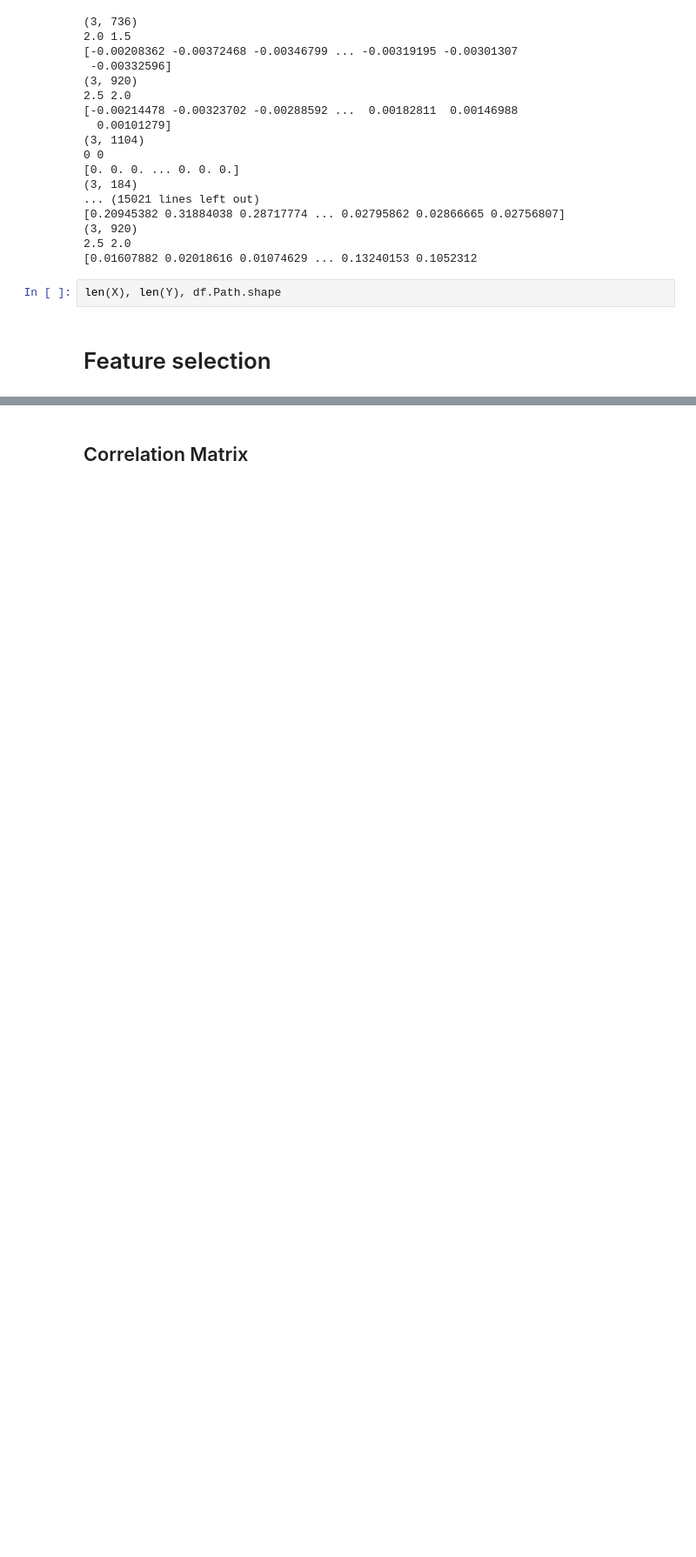
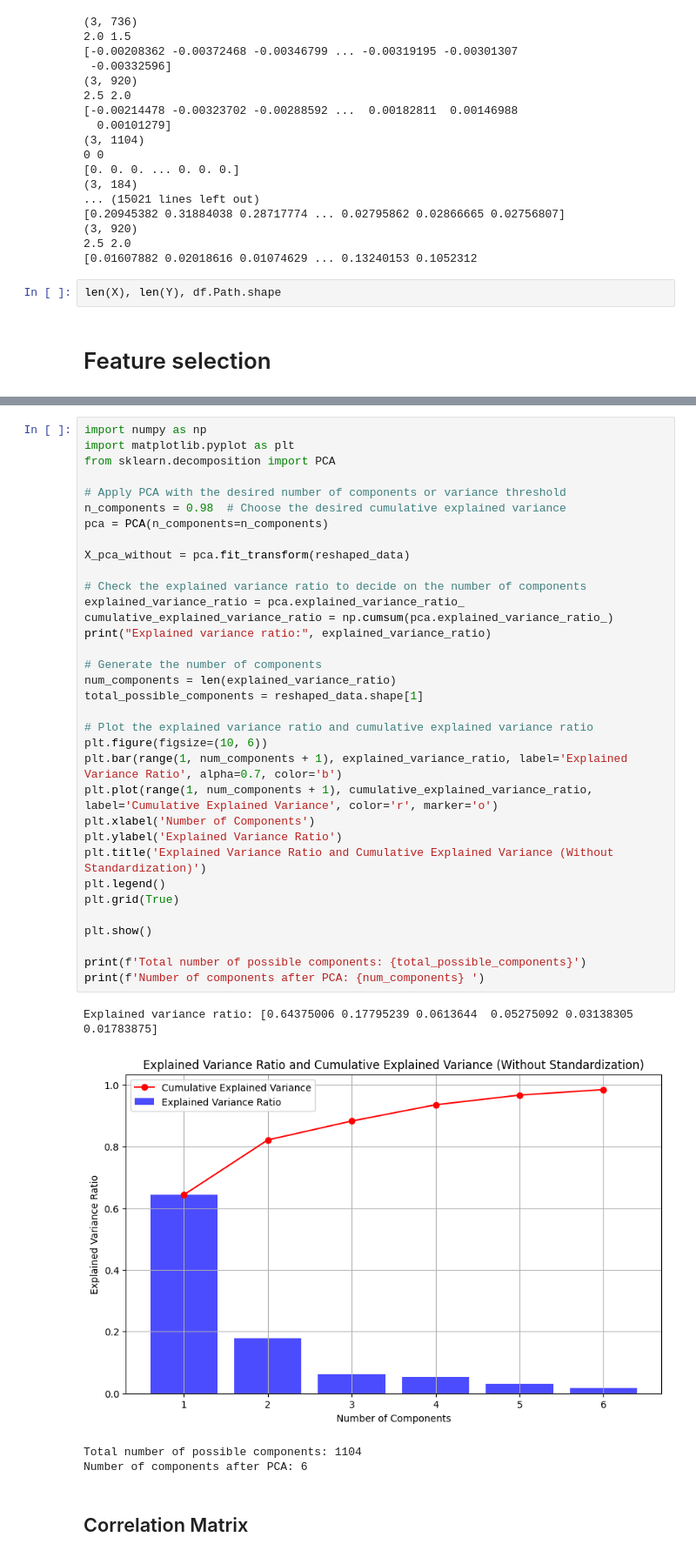
Before and after one commit to jeezusplays/is460-g2, a Jupyter notebook: data-extension/feature-extraction.ipynb, the cells around one changed output, grey strips where cells are left out. Shown at 87% size. Drawn from its saved outputs; the diff is of its cells as text; blank space fills up the shorter version.

```diff
--- a/data-extension/feature-extraction.ipynb
+++ b/data-extension/feature-extraction.ipynb
@@ -254,2 +263,41 @@ Number of components after PCA: 221
+# %%
+import numpy as np
+import matplotlib.pyplot as plt
+from sklearn.decomposition import PCA
+
+# Apply PCA with the desired number of components or variance threshold
+n_components = 0.98  # Choose the desired cumulative explained variance
+pca = PCA(n_components=n_components)
+
+X_pca_without = pca.fit_transform(reshaped_data)
+
+# Check the explained variance ratio to decide on the number of components
+explained_variance_ratio = pca.explained_variance_ratio_
+cumulative_explained_variance_ratio = np.cumsum(pca.explained_variance_ratio_)
+print("Explained variance ratio:", explained_variance_ratio)
+
+# Generate the number of components
+num_components = len(explained_variance_ratio)
+total_possible_components = reshaped_data.shape[1]
+
+# Plot the explained variance ratio and cumulative explained variance ratio
+plt.figure(figsize=(10, 6))
+plt.bar(range(1, num_components + 1), explained_variance_ratio, label='Explained Variance Ratio', alpha=0.7, color='b')
+plt.plot(range(1, num_components + 1), cumulative_explained_variance_ratio, label='Cumulative Explained Variance', color='r', marker='o')
+plt.xlabel('Number of Components')
+plt.ylabel('Explained Variance Ratio')
+plt.title('Explained Variance Ratio and Cumulative Explained Variance (Without Standardization)')
+plt.legend()
+plt.grid(True)
+
+plt.show()
+
+print(f'Total number of possible components: {total_possible_components}')
+print(f'Number of components after PCA: {num_components} ')
+# %% [output]
+Explained variance ratio: [0.64375006 0.17795239 0.0613644  0.05275092 0.03138305 0.01783875]
+[figure, added]
+Total number of possible components: 1104
+Number of components after PCA: 6
 # %% [markdown]
 ## Correlation Matrix
```
Also changed, not shown: parts of 9 cells of this notebook, 2 other files.
